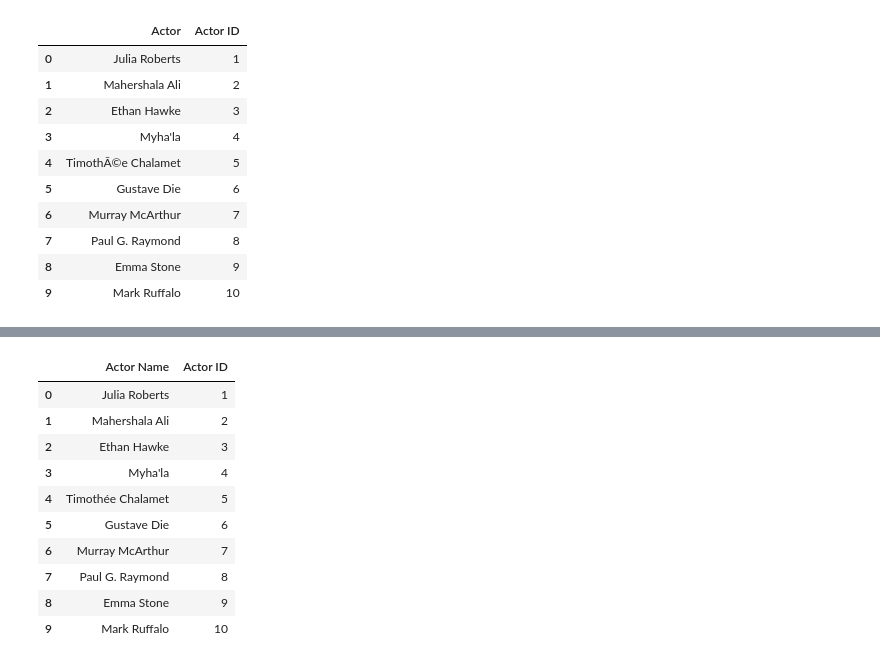
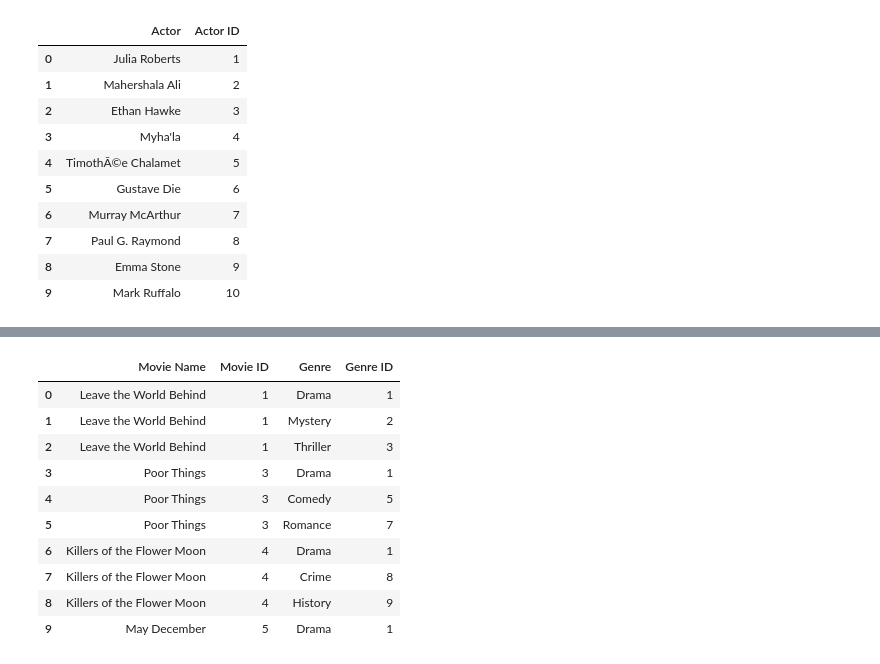
Before and after one commit to IrynaVitkovych/Project-3, a Jupyter notebook: Data Cleaning and Manipulation IMDB Data.ipynb, the cells around one changed output, grey strips where cells are left out. Cells and saved outputs as stored; diff of their text form; code cells hidden in the pictures.

```diff
--- a/Data Cleaning and Manipulation IMDB Data.ipynb
+++ b/Data Cleaning and Manipulation IMDB Data.ipynb
@@ -320,14 +351,38 @@ movies_df.head(10)
-# %%
-actors_df.head(10)
-# %% [output]
-|  | Actor Name | Actor ID |
-| 0 | Julia Roberts | 1 |
-| 1 | Mahershala Ali | 2 |
-| 2 | Ethan Hawke | 3 |
-| 3 | Myha'la | 4 |
-| 4 | Timothée Chalamet | 5 |
-| 5 | Gustave Die | 6 |
-| 6 | Murray McArthur | 7 |
-| 7 | Paul G. Raymond | 8 |
-| 8 | Emma Stone | 9 |
-| 9 | Mark Ruffalo | 10 |
+# %%
+# Creating the Movies_Genres linking dataframe
+df2 = validated_df
+df2['Genre'] = df2['Genre'].astype('str')
+df2['Genre'] = df2['Genre'].str.split(', ')
+
+# Expand the list into multiple rows
+movies_genres_df = df2.explode('Genre')
+
+# Correct Actor datatype to object
+movies_genres_df['Genre'] = movies_genres_df['Genre'].astype('str')
+#movies_genres_df.head(20)
+
+# Showing only the columns specified
+updated_movies_df2 = movies_df[['Movie Name', 'Movie ID']]
+
+merged_df2 = movies_genres_df.merge(Genre_df, on='Genre')
+movie_merged_df2 = merged_df2.merge(updated_movies_df2, on='Movie Name')
+
+# Keep Columns we want
+movie_merged_df2 = movie_merged_df2[['Movie Name','Movie ID','Genre','Genre ID']]
+
+movie_merged_df2.head(10)
+
+# Save off file for import to postgres database
+#movie_merged_df2.to_csv("Clean Data/Movies_Genres.csv")
+# %% [output]
+|  | Movie Name | Movie ID | Genre | Genre ID |
+| 0 | Leave the World Behind | 1 | Drama | 1 |
+| 1 | Leave the World Behind | 1 | Mystery | 2 |
+| 2 | Leave the World Behind | 1 | Thriller | 3 |
+| 3 | Poor Things | 3 | Drama | 1 |
+| 4 | Poor Things | 3 | Comedy | 5 |
+| 5 | Poor Things | 3 | Romance | 7 |
+| 6 | Killers of the Flower Moon | 4 | Drama | 1 |
+| 7 | Killers of the Flower Moon | 4 | Crime | 8 |
+| 8 | Killers of the Flower Moon | 4 | History | 9 |
+| 9 | May December | 5 | Drama | 1 |
```
Also changed, not shown: parts of 11 cells of this notebook, 3 other files.
